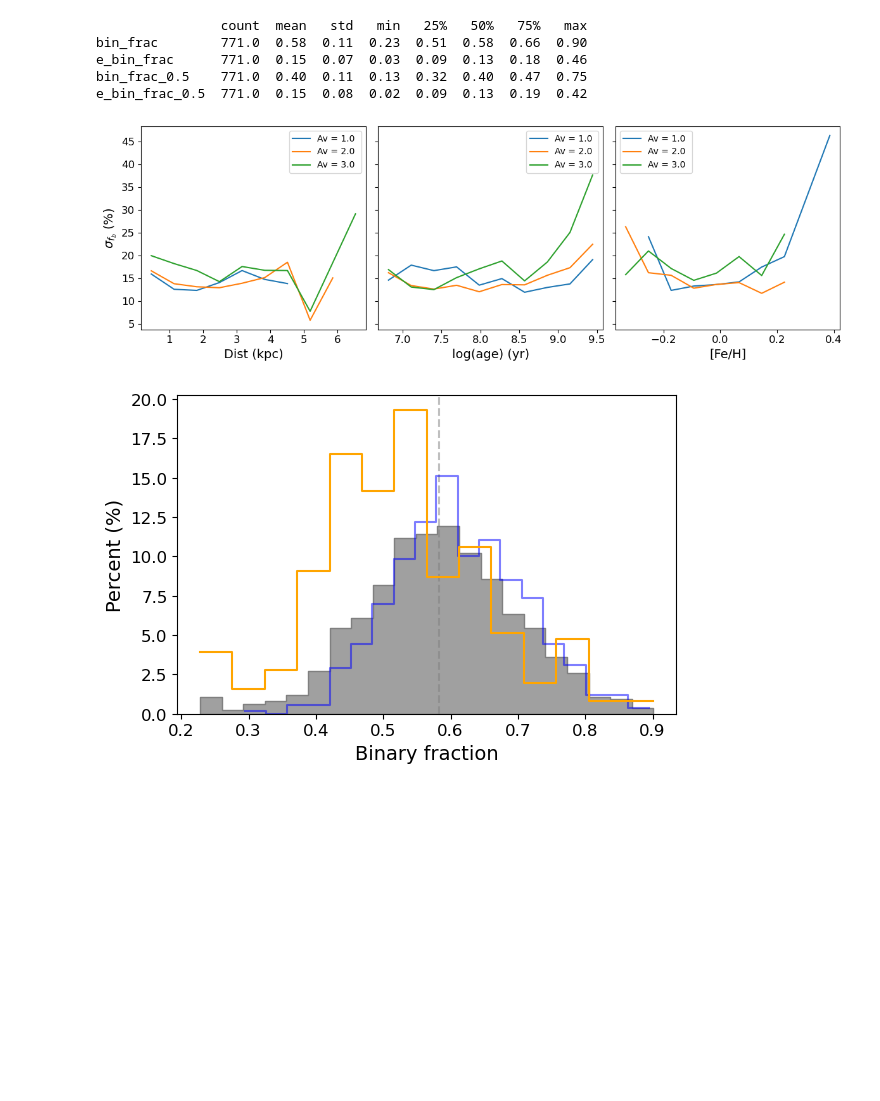
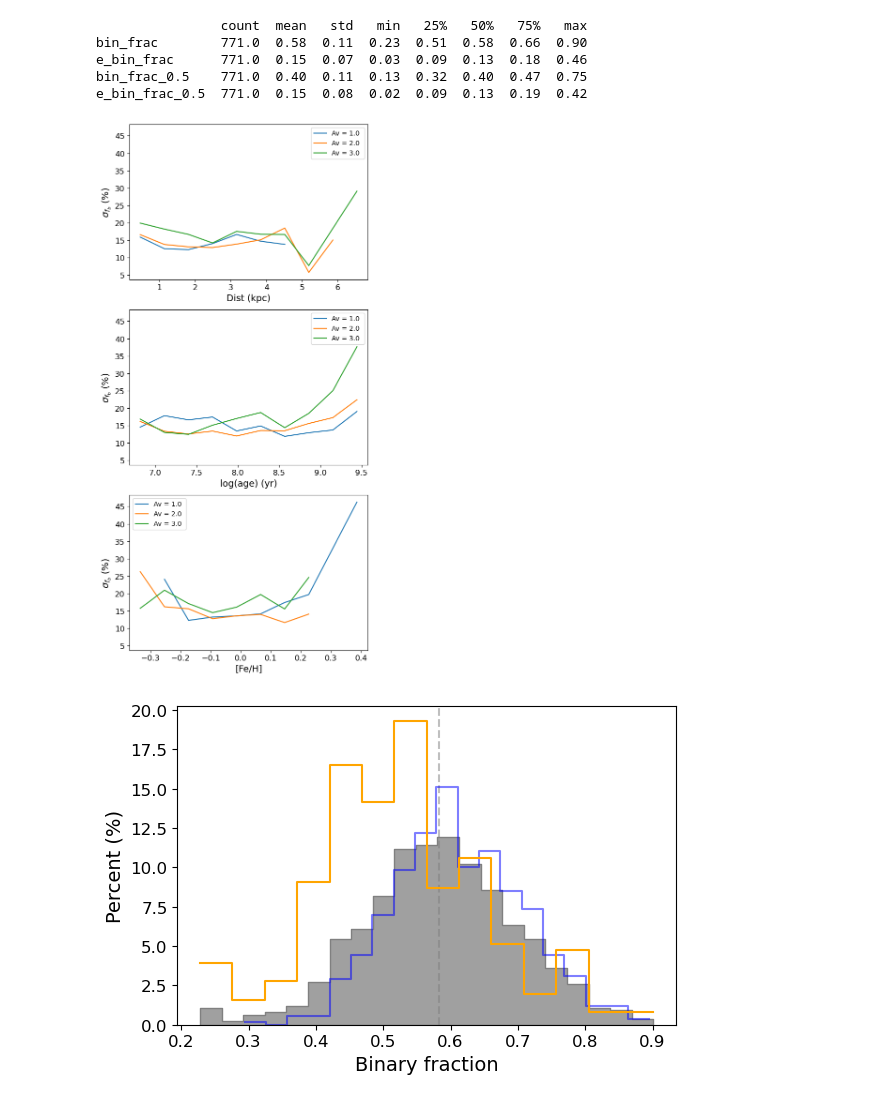
Before and after one commit to RuanPH26/stellar_multiplicity_in_open_clusters, a Jupyter notebook: data_description.ipynb, the cells around one changed output. Cells and saved outputs as stored; diff of their text form; code cells hidden in the pictures; blank space fills up the shorter version.

```diff
--- a/data_description.ipynb
+++ b/data_description.ipynb
@@ -103,7 +103,7 @@ e_bin_frac      771.0  0.15  0.07  0.03  0.09  0.13  0.18  0.46
 bin_frac_0.5    771.0  0.40  0.11  0.13  0.32  0.40  0.47  0.75
 e_bin_frac_0.5  771.0  0.15  0.08  0.02  0.09  0.13  0.19  0.42
 # %%
-fig, axs = plt.subplots(1,3, figsize = (12,4), sharey=True)
+fig, axs = plt.subplots(3,1, figsize = (6,12), sharey=True)
 aux = df.copy(deep=True)
 
 # Agrupamento por faixas de extinção Av
@@ -124,34 +124,34 @@ aux['age_bin'] = pd.cut(aux['age'], bins=10)
 aux['age_center'] = aux['age_bin'].apply(lambda x: x.mid)
 
 grouped = aux.groupby(['Av_group', 'age_center'])['e_bin_frac'].agg(['mean',]).reset_index()
 grouped['mean'] = grouped['mean']*100
 
 
 sns.lineplot(data=grouped, x='age_center', y=grouped['mean'], hue='Av_group', ax= axs[1])
 axs[1].set_xlabel(r'log(age) (yr)', fontdict=font)
 
 aux['FeH_bin'] = pd.cut(aux['FeH'], bins=10)
 aux['FeH_center'] = aux['FeH_bin'].apply(lambda x: x.mid)
 
 
 grouped = aux.groupby(['Av_group', 'FeH_center'])['e_bin_frac'].agg(['mean',]).reset_index()
 
 sns.lineplot(data=grouped, x='FeH_center', y=grouped['mean']*100, hue='Av_group', ax= axs[2])
 axs[2].set_xlabel(r'[Fe/H]', fontdict=font)
 
 axs[0].set_ylabel(r'$\sigma_{f_b}$ (%)', fontdict= font)
 axs[1].set_ylabel(r'$\sigma_{f_b}$ (%)', fontdict= font)
 axs[2].set_ylabel(r'$\sigma_{f_b}$ (%)', fontdict= font)
 
 for ax in axs:
     ax.tick_params(labelsize=labelsize)
     ax.legend(fontsize=10)
 
 plt.tight_layout()
 plt.savefig('Figures/err_fb.png',bbox_inches='tight', dpi=300)
 plt.show()
 # %% [output]
-[figure, old version]
+[figure, new version]
 # %%
 fig, ax= plt.subplots(figsize= (6,4))
 sns.histplot(data=df, x='bin_frac', stat='percent', element='step', color='gray',)
```
Also changed, not shown: 10 other files.
